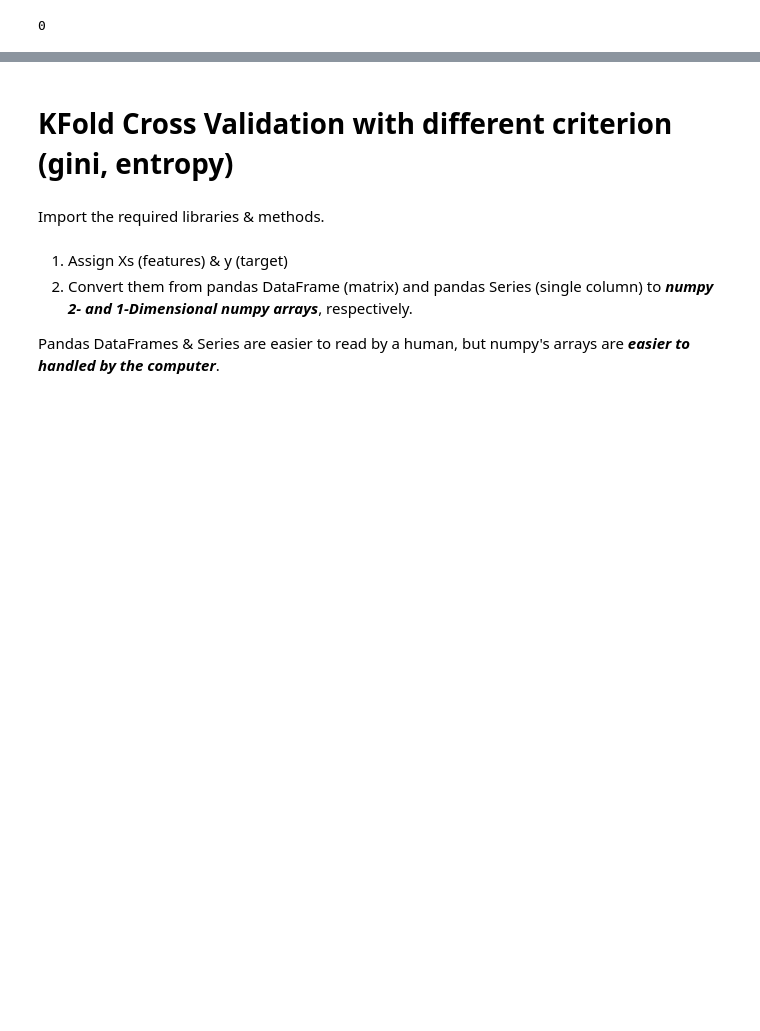
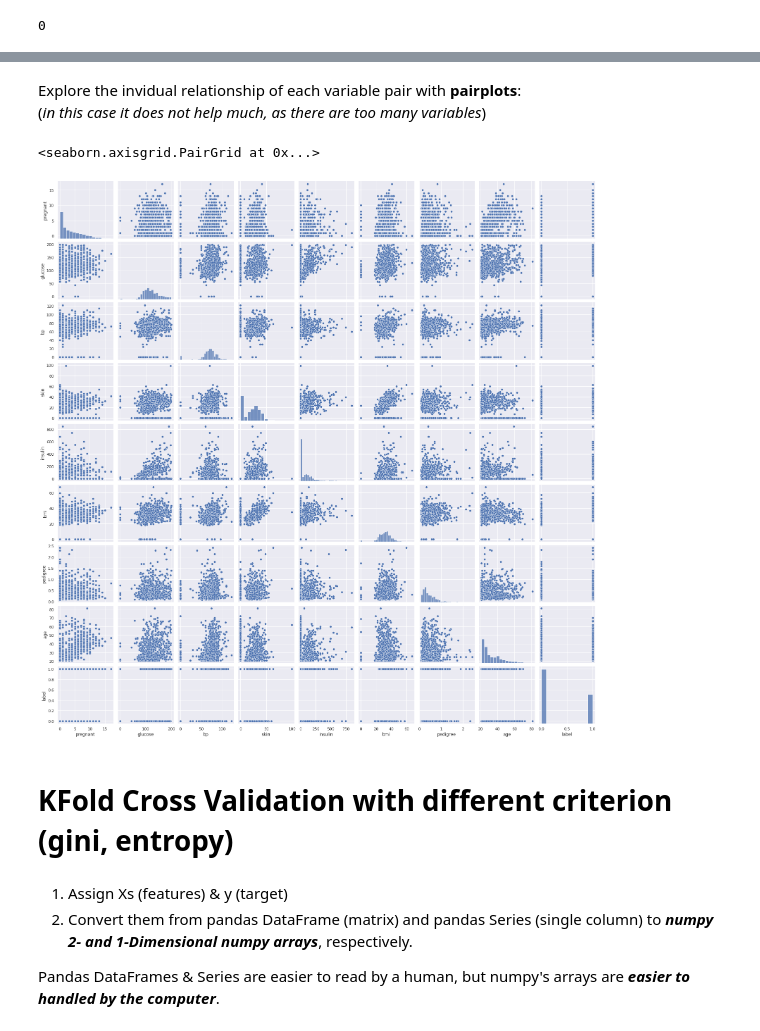
Before and after one commit to CSpanias/ML_training, a Jupyter notebook: DecisionTreeClassifier_diabetes.ipynb, the cells around one changed output, grey strips where cells are left out. Cells and saved outputs as stored; diff of their text form; code cells hidden in the pictures; blank space fills up the shorter version.

```diff
--- a/DecisionTreeClassifier_diabetes.ipynb
+++ b/DecisionTreeClassifier_diabetes.ipynb
@@ -97,5 +138,13 @@ df.duplicated().sum()
+# %% [markdown]
+Explore the invidual relationship of each variable pair with **pairplots**:
+(*in this case it does not help much, as there are too many variables*)
+# %%
+# set figure size
+sns.set(rc={'figure.figsize':(5,5)})
+sns.pairplot(df)
+# %% [output]
+<seaborn.axisgrid.PairGrid at 0x...>
+[figure, added]
 # %% [markdown]
 <a name='KFold'> </a>
  # **KFold Cross Validation with different criterion** (gini, entropy)
-# %% [markdown]
-Import the required libraries & methods.
```
Also changed, not shown: parts of 32 cells of this notebook.
